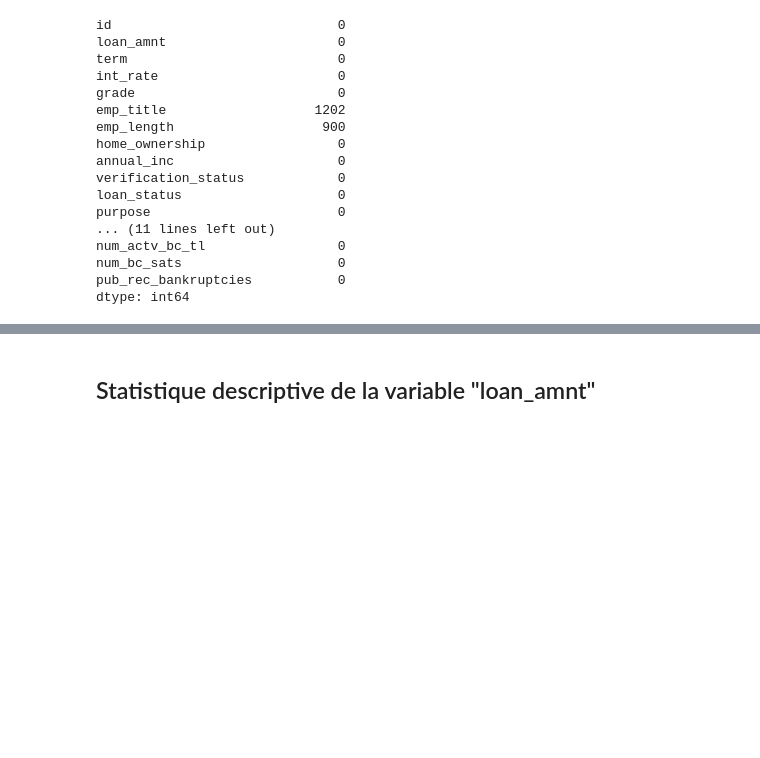
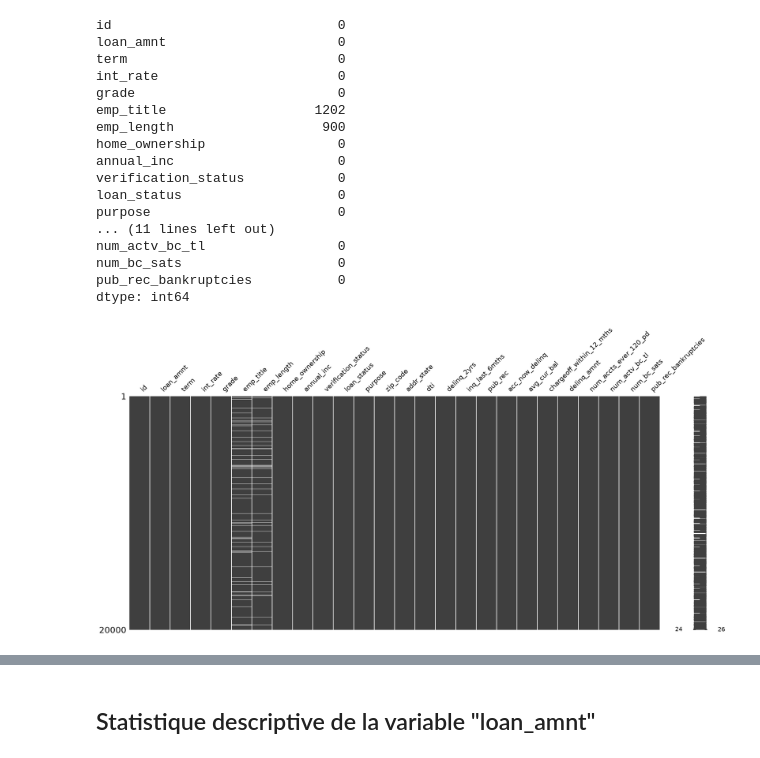
Before and after one commit to fameyou/credit-risk-scoring, a Jupyter notebook: notebooks/01_data_understanding.ipynb, the cells around one changed output, grey strips where cells are left out. Saved outputs shown, nothing was run; the diff lists cells and outputs as text; code cells hidden in the pictures; blank space fills up the shorter version.

Commit message:
Update data analysis and figures

```diff
--- a/notebooks/01_data_understanding.ipynb
+++ b/notebooks/01_data_understanding.ipynb
@@ -95,3 +143,10 @@ num_actv_bc_tl                 0
 num_bc_sats                    0
 pub_rec_bankruptcies           0
 dtype: int64
+# %%
+# Visualiser les valeurs manquantes avec missingno
+
+msno.matrix(df)
+plt.show()
+# %% [output]
+[figure, added]
```
Also changed, not shown: parts of 22 cells of this notebook, 10 other files.
